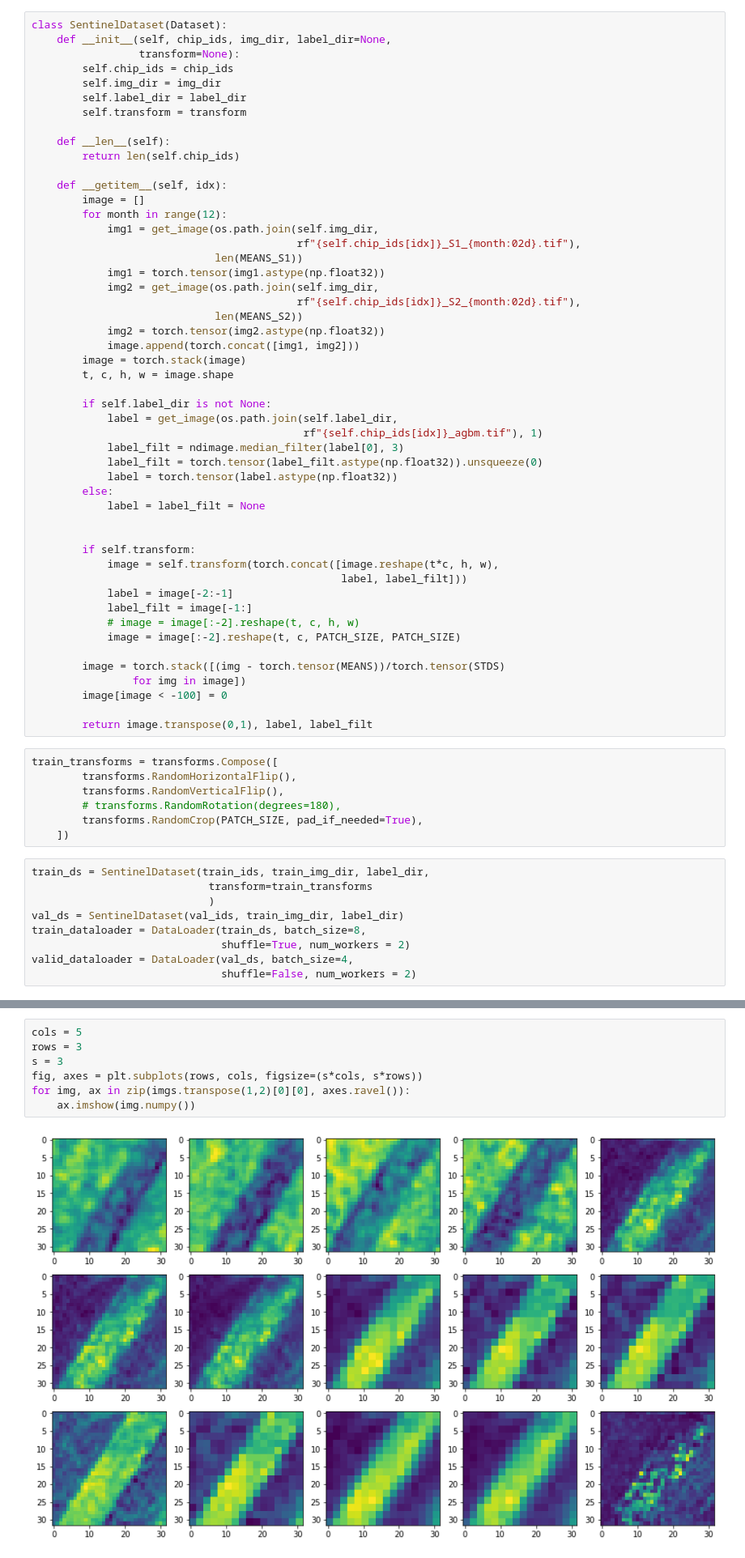
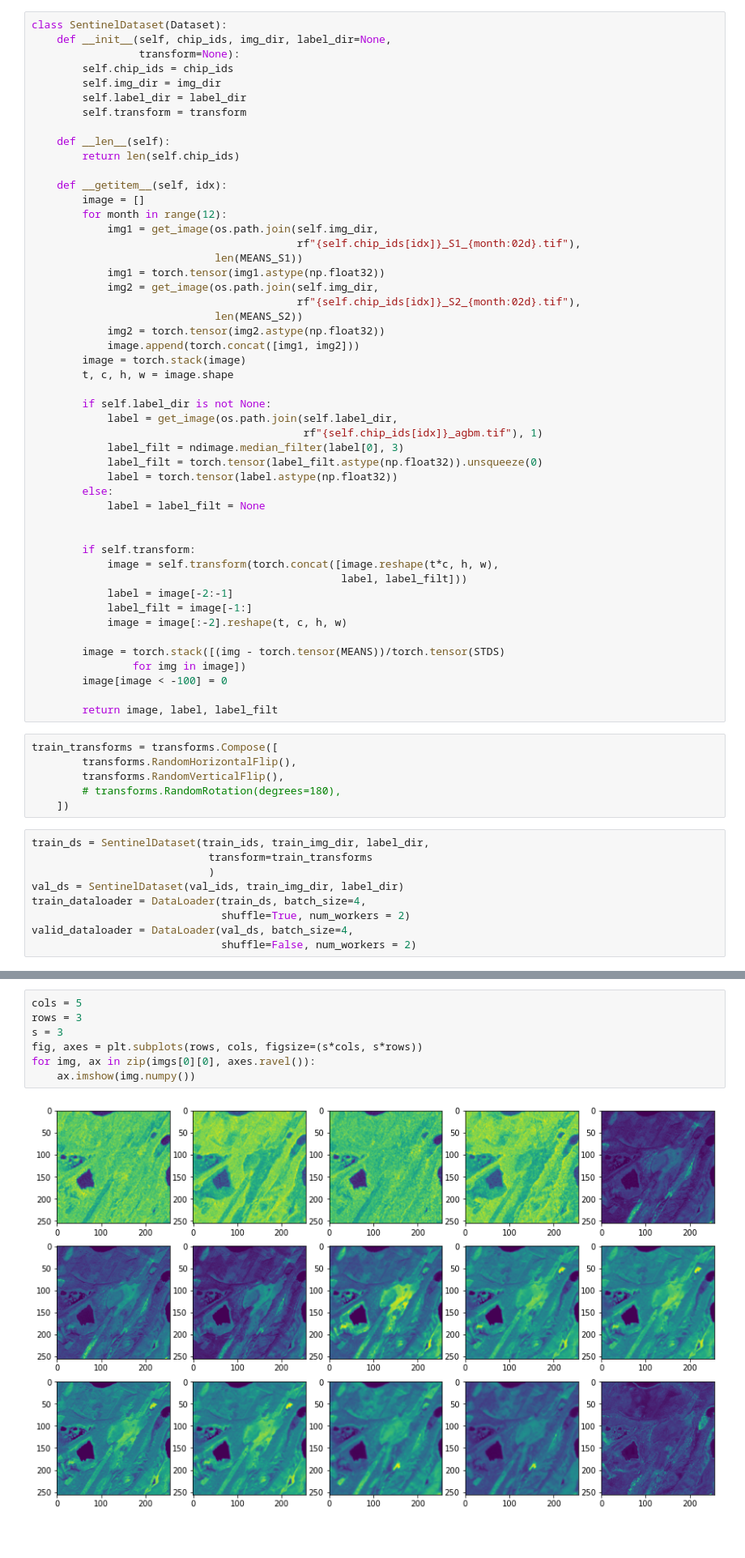
Before and after one commit to amedyukhina/biomassters, a Jupyter notebook: biomassters_all_times_unet_3D.ipynb, the cells around one changed output, grey strips where cells are left out. Shown at 81% size. Cells and saved outputs as stored; diff of their text form; blank space fills up the shorter version.

Commit message:
with full size image, no median filter

```diff
--- a/biomassters_all_times_unet_3D.ipynb
+++ b/biomassters_all_times_unet_3D.ipynb
@@ -199,27 +199,25 @@ class SentinelDataset(Dataset):
                                                  label, label_filt]))
             label = image[-2:-1]
             label_filt = image[-1:]
-            # image = image[:-2].reshape(t, c, h, w)
-            image = image[:-2].reshape(t, c, PATCH_SIZE, PATCH_SIZE)
+            image = image[:-2].reshape(t, c, h, w)
 
         image = torch.stack([(img - torch.tensor(MEANS))/torch.tensor(STDS)
                 for img in image])
         image[image < -100] = 0
 
-        return image.transpose(0,1), label, label_filt
+        return image, label, label_filt
 # %%
 train_transforms = transforms.Compose([
         transforms.RandomHorizontalFlip(),
         transforms.RandomVerticalFlip(),
         # transforms.RandomRotation(degrees=180),
-        transforms.RandomCrop(PATCH_SIZE, pad_if_needed=True),
     ])
 # %%
 train_ds = SentinelDataset(train_ids, train_img_dir, label_dir,
                             transform=train_transforms
                             )
 val_ds = SentinelDataset(val_ids, train_img_dir, label_dir)
-train_dataloader = DataLoader(train_ds, batch_size=8,
+train_dataloader = DataLoader(train_ds, batch_size=4,
                               shuffle=True, num_workers = 2)
 valid_dataloader = DataLoader(val_ds, batch_size=4,
                               shuffle=False, num_workers = 2)
@@ -240,12 +238,12 @@ imgs.shape, labels.shape
 # %%
 cols = 5
 rows = 3
 s = 3
 fig, axes = plt.subplots(rows, cols, figsize=(s*cols, s*rows))
-for img, ax in zip(imgs.transpose(1,2)[0][0], axes.ravel()):
+for img, ax in zip(imgs[0][0], axes.ravel()):
     ax.imshow(img.numpy())
 # %% [output]
-[figure, old version]
+[figure, new version]
 # %%
 # Show ground truth
 plt.imshow(labels_filt[0][0].numpy())
```
Also changed, not shown: parts of 10 cells of this notebook.
